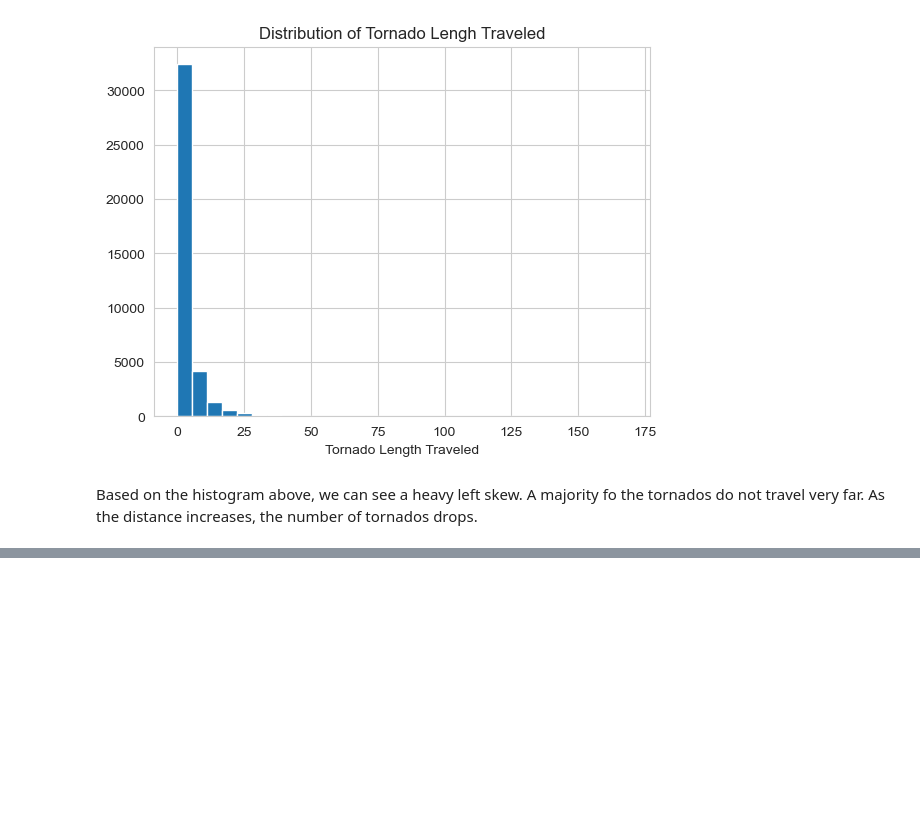
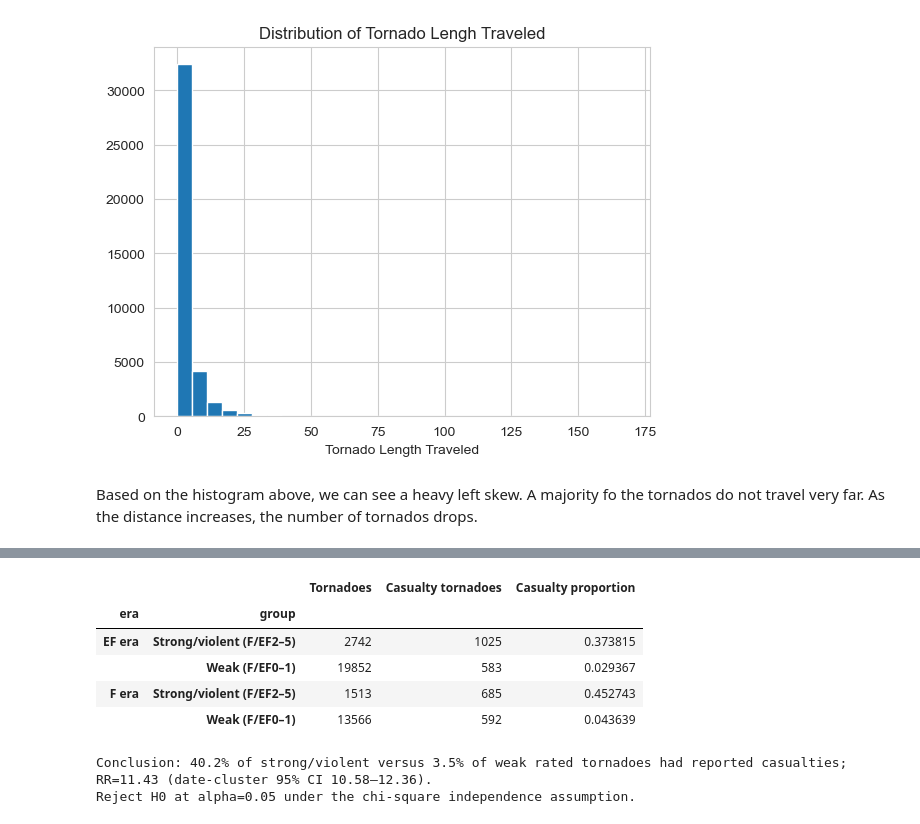
Before and after one commit to hbingley/DangerousTornadoes, a Jupyter notebook: Project_Checkpoint_2.ipynb, the cells around one changed output, grey strips where cells are left out. Cells and saved outputs as stored; diff of their text form; code cells hidden in the pictures; blank space fills up the shorter version.

```diff
--- a/Project_Checkpoint_2.ipynb
+++ b/Project_Checkpoint_2.ipynb
@@ -794,0 +895,16 @@ Based on the histogram above, we can see a heavy left skew. A majority fo the to
+# %%
+# Descriptive sensitivity check across the F/EF transition, not extra significance tests.
+analysis['era'] = np.where(pd.to_datetime(analysis.date) < pd.Timestamp('2007-02-01'), 'F era', 'EF era')
+sensitivity = analysis.groupby(['era','group']).casualty.agg(['size','sum','mean'])
+display(sensitivity.rename(columns={'size':'Tornadoes','sum':'Casualty tornadoes','mean':'Casualty proportion'}))
+print(f'Conclusion: {rates.iloc[1]:.1%} of strong/violent versus {rates.iloc[0]:.1%} of weak rated tornadoes had reported casualties; RR={rr:.2f} (date-cluster 95% CI {rr_ci[0]:.2f}–{rr_ci[1]:.2f}).')
+print('Reject H0 at alpha=0.05 under the chi-square independence assumption.' if p < .05 else 'Do not reject H0 at alpha=0.05.')
+# %% [output]
+|  |  | Tornadoes | Casualty tornadoes | Casualty proportion |
+| era | group |  |  |  |
+| EF era | Strong/violent (F/EF2–5) | 2742 | 1025 | 0.373815 |
+|  | Weak (F/EF0–1) | 19852 | 583 | 0.029367 |
+| F era | Strong/violent (F/EF2–5) | 1513 | 685 | 0.452743 |
+|  | Weak (F/EF0–1) | 13566 | 592 | 0.043639 |
+Conclusion: 40.2% of strong/violent versus 3.5% of weak rated tornadoes had reported casualties; RR=11.43 (date-cluster 95% CI 10.58–12.36).
+Reject H0 at alpha=0.05 under the chi-square independence assumption.
```
Also changed, not shown: parts of 4 cells of this notebook, 3 other files.
